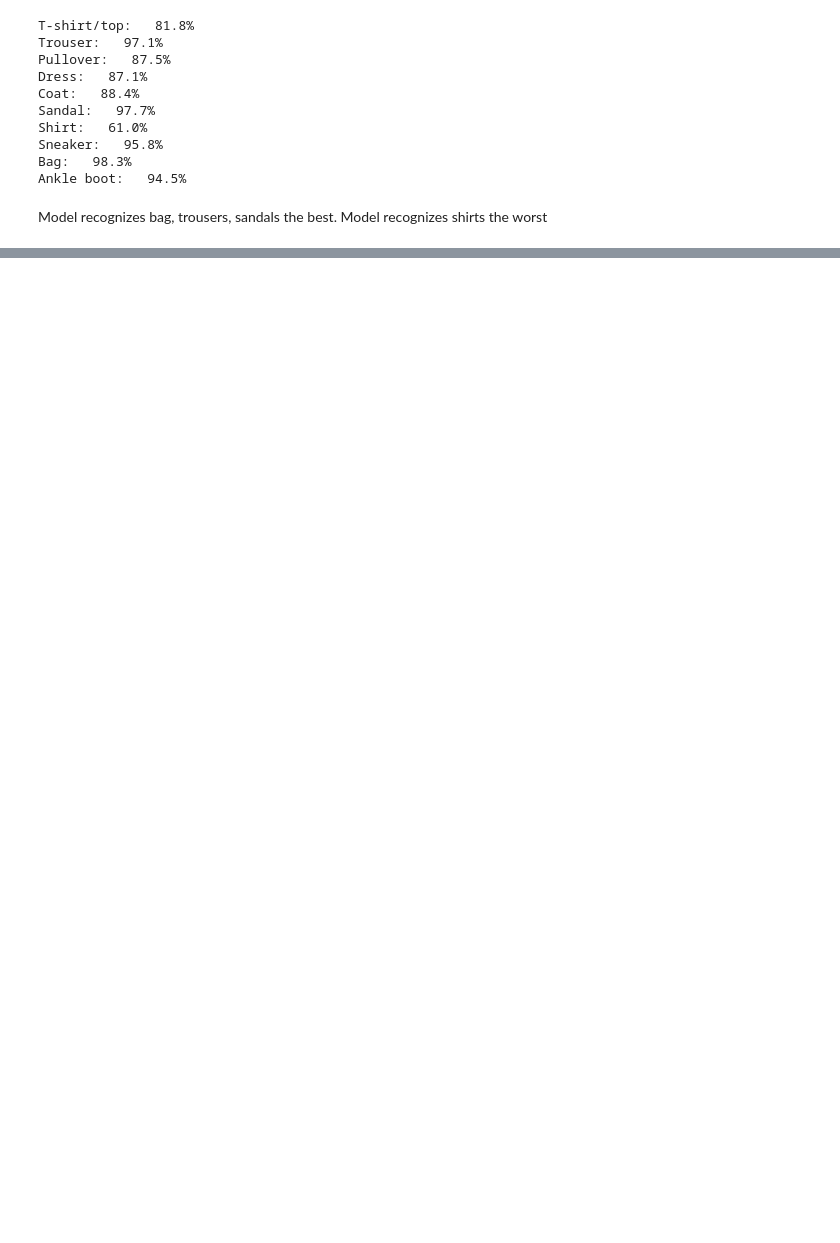
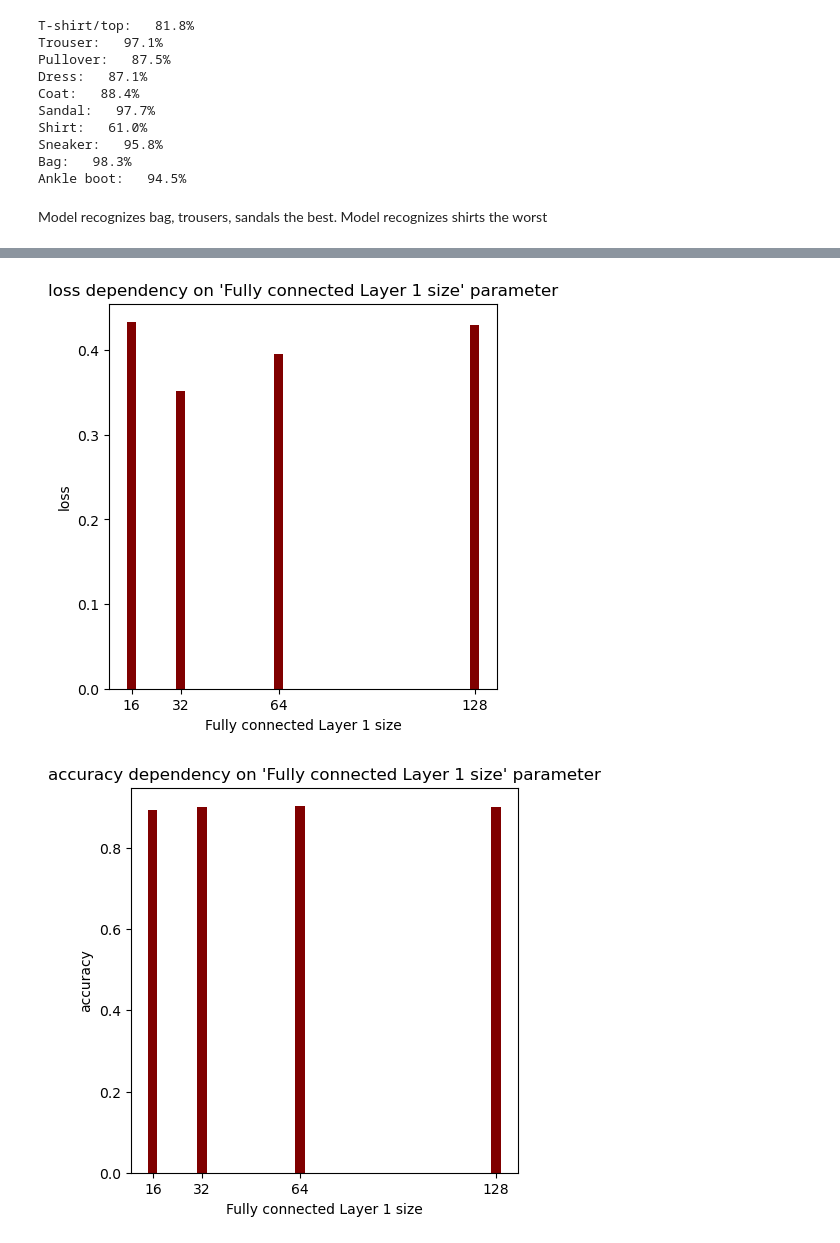
Before and after one commit to kirill26031/fashion-mnist, a Jupyter notebook: hw.ipynb, the cells around one changed output, grey strips where cells are left out. Cells and saved outputs as stored; diff of their text form; code cells hidden in the pictures; blank space fills up the shorter version.

```diff
--- a/hw.ipynb
+++ b/hw.ipynb
@@ -428,0 +470,8 @@ conv1_runs = explore_adjacent_to_best(best_config, "conv1_out", conv_size_scope)
+# %%
+fc1_runs = explore_adjacent_to_best(best_config, "fc1_out", fc_size_scope)
+# %%
+show_impact(fc_size_scope, fc1_runs, "Fully connected Layer 1 size", "loss")
+show_impact(fc_size_scope, fc1_runs, "Fully connected Layer 1 size", "accuracy")
+# %% [output]
+[figure, added]
+[figure, added]
```
Also changed, not shown: parts of 11 cells of this notebook.
